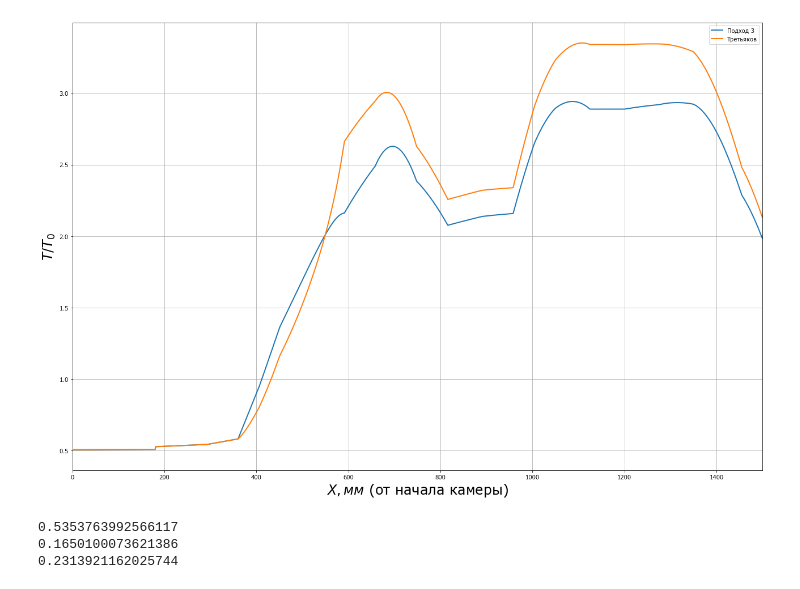
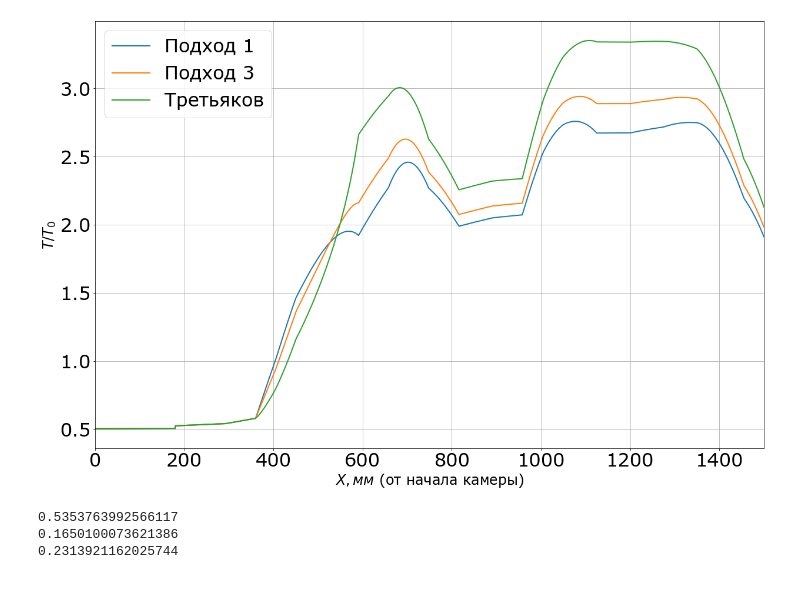
Before and after one commit to Roman-B1/CompMath-Project, a Jupyter notebook: Bakh_1037/Plot_maker.ipynb, the cells around one changed output. Drawn from its saved outputs; the diff is of its cells as text; code cells hidden in the pictures.

```diff
--- a/Bakh_1037/Plot_maker.ipynb
+++ b/Bakh_1037/Plot_maker.ipynb
@@ -15,8 +15,10 @@ change_zero_point = numpy.ones_like(x)
 change_zero_point *= -145
 T_0_cam = 1738 #1720
 # %%
-Q1 = numpy.loadtxt('Q(x)' + name_add + 'm3.txt')
-Q2 = numpy.loadtxt('Q(x)' + name_add + 'mT.txt')
+Q0 = numpy.loadtxt('Q(x)' + name_add + 'mT.txt')
+Q1 = numpy.loadtxt('Q(x)' + name_add + 'm1.txt')
+#Q2 = numpy.loadtxt('Q(x)' + name_add + 'm2.txt')
+Q3 = numpy.loadtxt('Q(x)' + name_add + 'm3.txt')
 #q_cc = numpy.loadtxt('q_cc(x).txt')
 #print(max(Q))
 pyplot.figure(figsize=(18, 12))
@@ -35,10 +37,12 @@ pyplot.title('Cуммарный теплоподвод', fontsize=32)
 pyplot.xlabel('$X, мм$ (от начала камеры)', fontsize=24)
 pyplot.ylabel('$Q, MДж/кг$', fontsize=24)
 
-pyplot.plot(x * 1000 + change_zero_point, Q1[0] * 1e-6, lw=2, label='Подход 3')
+pyplot.plot(x * 1000 + change_zero_point, Q1[0] * 1e-6, lw=2, label='Подход 1')
+#pyplot.plot(x * 1000 + change_zero_point, Q2[0] * 1e-6, lw=2, label='Подход 2')
+pyplot.plot(x * 1000 + change_zero_point, Q3[0] * 1e-6, lw=2, label='Подход 3')
 #pyplot.plot(x * 1000 + change_zero_point, Q1[1] * 1e-6, lw=2, label='теплоотвод от стенок')
 #pyplot.plot(x * 1000 + change_zero_point, Q1[2] * 1e-6, lw=2, label='теплоподвод, связ. с реакциями')
-pyplot.plot(x * 1000 + change_zero_point, Q2[0] * 1e-6, lw=2, label='Третьяков')
+pyplot.plot(x * 1000 + change_zero_point, Q0[0] * 1e-6, lw=2, label='Третьяков')
 #pyplot.plot(x * 1000 + change_zero_point, Q2[1] * 1e-6, lw=2, label='теплоотвод от стенок')
 #pyplot.plot(x * 1000 + change_zero_point, Q2[2] * 1e-6, lw=2, label='теплоподвод, связ. с реакциями')
 pyplot.legend(loc='best')
@@ -54,14 +58,18 @@ pyplot.savefig('Q(x)_hot_regime_run' + name_add + 'comp.png')
 # %%
-u1 = numpy.loadtxt('u_hot_regime_run' + name_add + 'm3.txt')
-u2 = numpy.loadtxt('u_hot_regime_run' + name_add + 'mT.txt')
+u0 = numpy.loadtxt('u_hot_regime_run' + name_add + 'mT.txt')
+u1 = numpy.loadtxt('u_hot_regime_run' + name_add + 'm1.txt')
+#u2 = numpy.loadtxt('u_hot_regime_run' + name_add + 'm2.txt')
+u3 = numpy.loadtxt('u_hot_regime_run' + name_add + 'm3.txt')
 #u_cold = numpy.loadtxt('result_without_burn'+name_add+'.txt')
 #u_cold_burn = numpy.loadtxt('result_cold_burn'+name_add+'.txt')
 
 pyplot.figure(figsize=(18, 12))
 pyplot.grid(True)
 pyplot.xlim(0, 1500)
-pyplot.plot(x * 1000 + change_zero_point, u1[1, :] / (1.3 * u1[0, :] / u1[3, :])**0.5, lw=2, label='Подход 3')
-pyplot.plot(x * 1000 + change_zero_point, u2[1, :] / (1.3 * u2[0, :] / u2[3, :])**0.5, lw=2, label='Третьяков')
+pyplot.plot(x * 1000 + change_zero_point, u3[1, :] / (1.3 * u1[0, :] / u1[3, :])**0.5, lw=2, label='Подход 1')
+#pyplot.plot(x * 1000 + change_zero_point, u3[1, :] / (1.3 * u2[0, :] / u2[3, :])**0.5, lw=2, label='Подход 2')
+pyplot.plot(x * 1000 + change_zero_point, u3[1, :] / (1.3 * u3[0, :] / u3[3, :])**0.5, lw=2, label='Подход 3')
+pyplot.plot(x * 1000 + change_zero_point, u0[1, :] / (1.3 * u0[0, :] / u0[3, :])**0.5, lw=2, label='Третьяков')
 pyplot.xlabel('$X, мм$ (от начала камеры)', fontsize=24)
 pyplot.ylabel('$M $', fontsize=24)
 pyplot.legend(loc='best')
@@ -72,20 +80,24 @@ pyplot.savefig('M(x)_burn_regime_run' + name_add + 'comp.png')
 # %%
-u1 = numpy.loadtxt('u_hot_regime_run' + name_add + 'm3.txt')
-u2 = numpy.loadtxt('u_hot_regime_run' + name_add + 'mT.txt')
+u0 = numpy.loadtxt('u_hot_regime_run' + name_add + 'mT.txt')
+u1 = numpy.loadtxt('u_hot_regime_run' + name_add + 'm1.txt')
+#u2 = numpy.loadtxt('u_hot_regime_run' + name_add + 'm2.txt')
+u3 = numpy.loadtxt('u_hot_regime_run' + name_add + 'm3.txt')
 #u_cold = numpy.loadtxt('result_without_burn'+name_add+'.txt')
 #u_cold_burn = numpy.loadtxt('result_cold_burn'+name_add+'.txt')
 pyplot.figure(figsize=(18, 12))
 pyplot.grid(True)
 pyplot.xlim(0, 1500)
-pyplot.plot(x * 1000 + change_zero_point, u1[2, :] / T_0_cam, lw=2, label='Подход 3')
-pyplot.plot(x * 1000 + change_zero_point, u2[2, :] / T_0_cam, lw=2, label='Третьяков')
+pyplot.plot(x * 1000 + change_zero_point, u1[2, :] / T_0_cam, lw=2, label='Подход 1')
+#pyplot.plot(x * 1000 + change_zero_point, u2[2, :] / T_0_cam, lw=2, label='Подход 2')
+pyplot.plot(x * 1000 + change_zero_point, u3[2, :] / T_0_cam, lw=2, label='Подход 3')
+pyplot.plot(x * 1000 + change_zero_point, u0[2, :] / T_0_cam, lw=2, label='Третьяков')
 pyplot.xlabel('$X, мм$ (от начала камеры)', fontsize=24)
 pyplot.ylabel('$Т/T_0$', fontsize=24)
 pyplot.legend(loc='best')
 pyplot.tight_layout()
 pyplot.savefig('T(x)_burn_regime_run' + name_add + 'comp.png')
 # %% [output]
-[figure, old version]
+[figure, new version]
 # %%
 print(max(abs((Q1[0, 9500:] * 1e-6 - Q2[0, 9500:] * 1e-6) / (Q1[0, 9500:] * 1e-6))))
 print(max(abs((u1[1, 9500:] / (1.3 * u1[0, 9500:] / u1[3, 9500:])**0.5 - u2[1, 9500:] / (1.3 * u2[0, 9500:] / u2[3, 9500:])**0.5) / (u1[1, 9500:] / (1.3 * u1[0, 9500:] / u1[3, 9500:])**0.5))))
```
Also changed, not shown: parts of 2 cells of this notebook, 1 other file.
